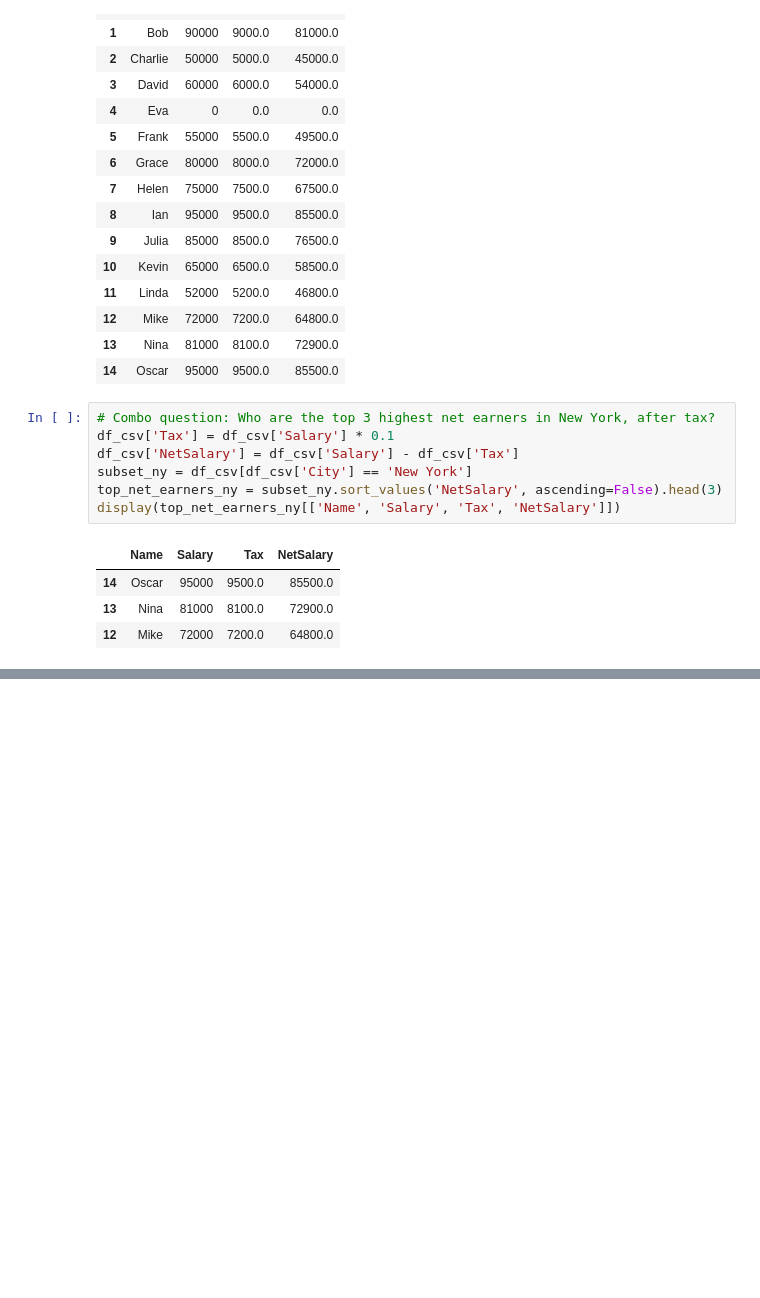
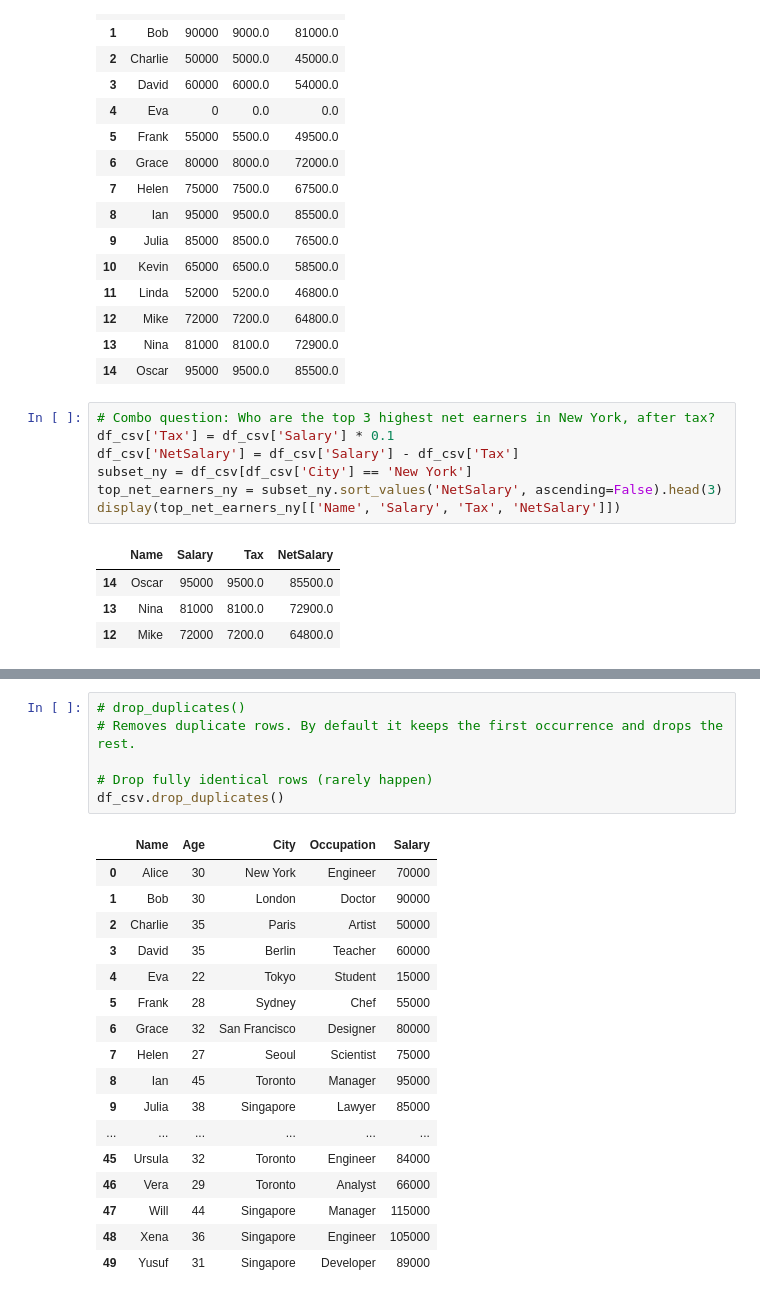
Before and after one commit to Jing-Gu/data-science-roadmap, a Jupyter notebook: pandas_data_manipulation.ipynb, the cells around one changed output, grey strips where cells are left out. Drawn from its saved outputs; the diff is of its cells as text; blank space fills up the shorter version.

```diff
--- a/pandas_data_manipulation.ipynb
+++ b/pandas_data_manipulation.ipynb
@@ -305,0 +522,24 @@ display(top_net_earners_ny[['Name', 'Salary', 'Tax', 'NetSalary']])
+# %%
+# drop_duplicates()
+# Removes duplicate rows. By default it keeps the first occurrence and drops the rest.
+
+# Drop fully identical rows (rarely happen)
+df_csv.drop_duplicates()
+# %% [output]
+|  | Name | Age | City | Occupation | Salary |
+| 0 | Alice | 30 | New York | Engineer | 70000 |
+| 1 | Bob | 30 | London | Doctor | 90000 |
+| 2 | Charlie | 35 | Paris | Artist | 50000 |
+| 3 | David | 35 | Berlin | Teacher | 60000 |
+| 4 | Eva | 22 | Tokyo | Student | 15000 |
+| 5 | Frank | 28 | Sydney | Chef | 55000 |
+| 6 | Grace | 32 | San Francisco | Designer | 80000 |
+| 7 | Helen | 27 | Seoul | Scientist | 75000 |
+| 8 | Ian | 45 | Toronto | Manager | 95000 |
+| 9 | Julia | 38 | Singapore | Lawyer | 85000 |
+| ... | ... | ... | ... | ... | ... |
+| 45 | Ursula | 32 | Toronto | Engineer | 84000 |
+| 46 | Vera | 29 | Toronto | Analyst | 66000 |
+| 47 | Will | 44 | Singapore | Manager | 115000 |
+| 48 | Xena | 36 | Singapore | Engineer | 105000 |
+| 49 | Yusuf | 31 | Singapore | Developer | 89000 |
```
Also changed, not shown: parts of 18 cells of this notebook, 2 other files.
